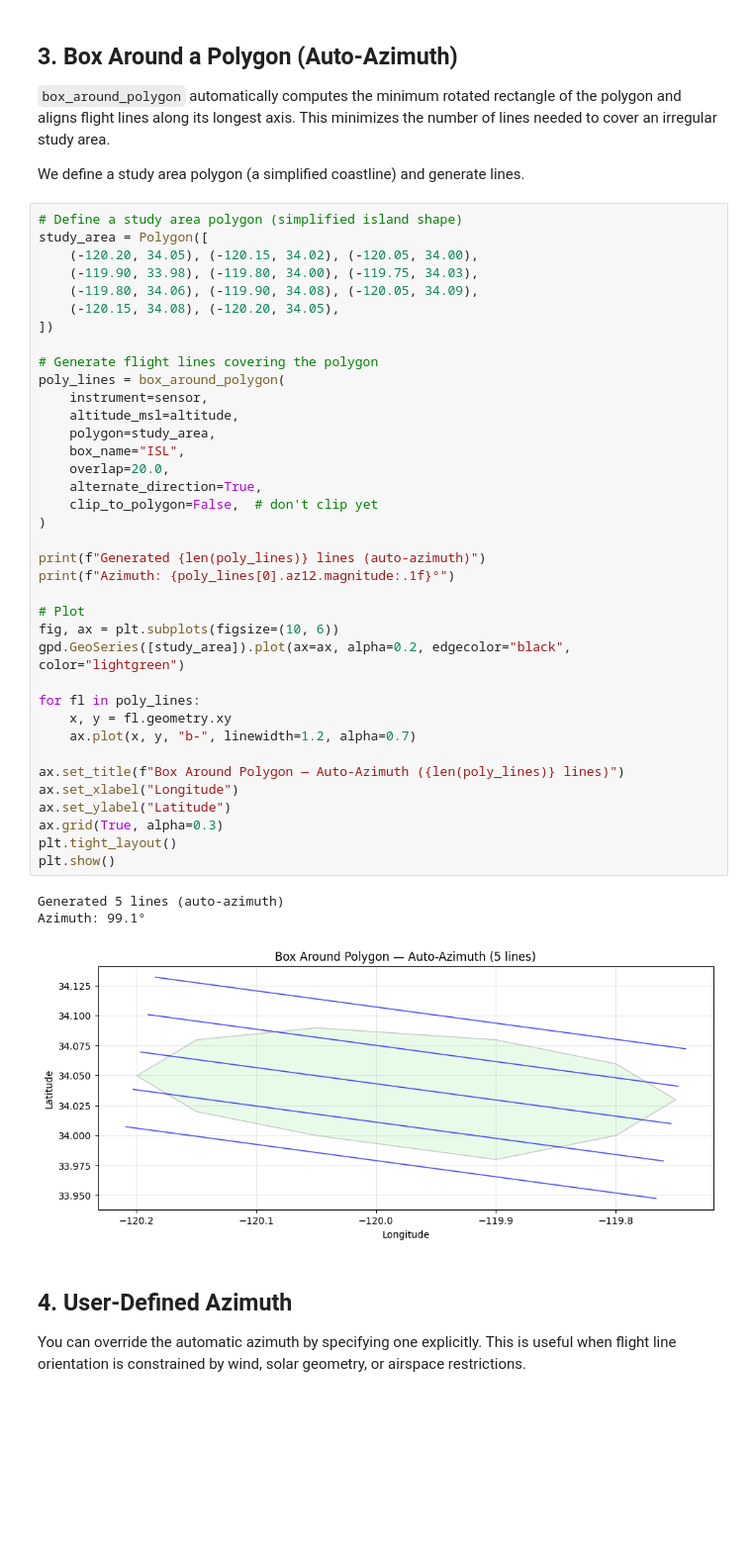
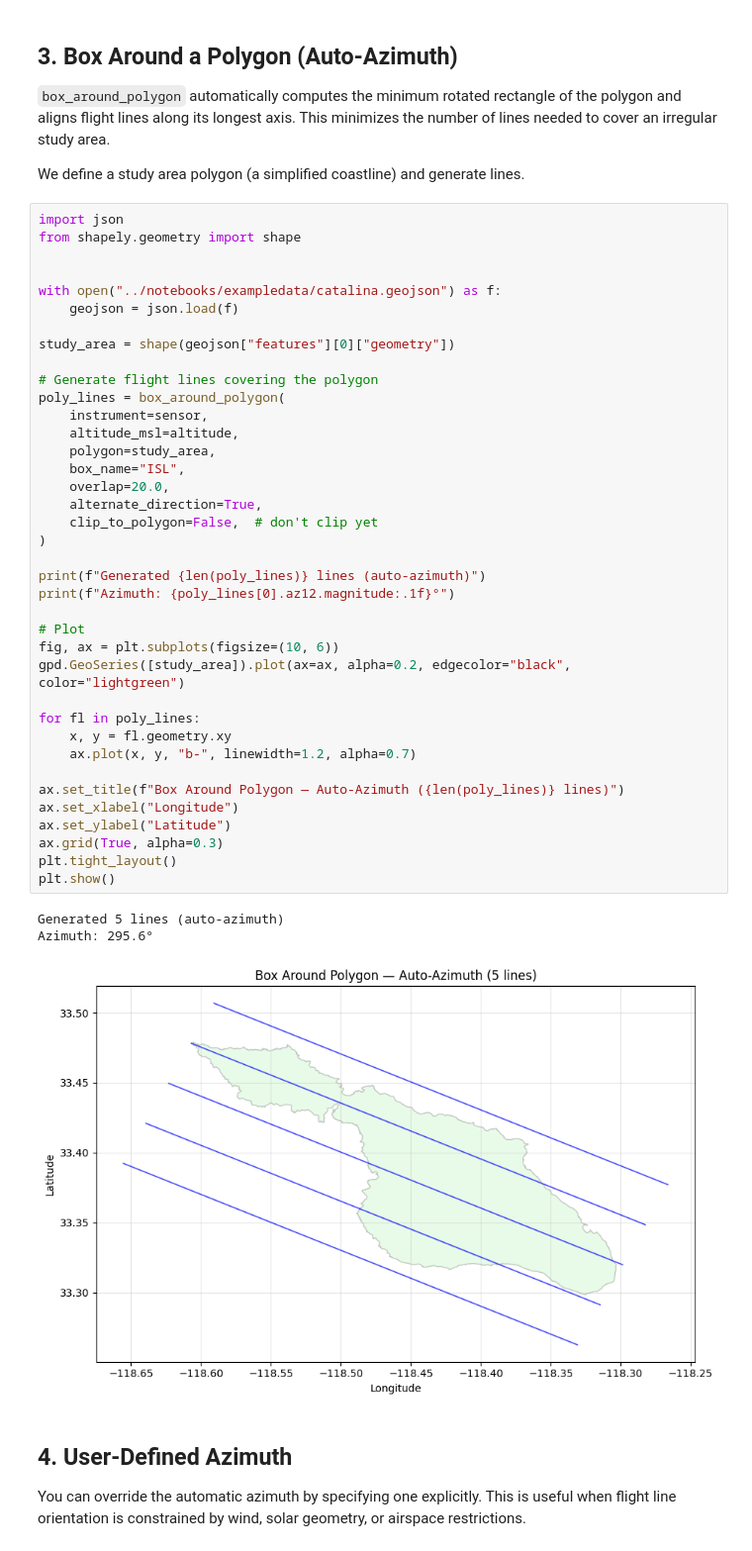
Before and after one commit to ryanpavlick/hyplan, a Jupyter notebook: notebooks/flight_box_generation.ipynb, the cells around one changed output. Shown at 99% size. Drawn from its saved outputs; the diff is of its cells as text; blank space fills up the shorter version.

```diff
--- a/notebooks/flight_box_generation.ipynb
+++ b/notebooks/flight_box_generation.ipynb
@@ -149,46 +149,47 @@ minimizes the number of lines needed to cover an irregular study area.
 
 We define a study area polygon (a simplified coastline) and generate lines.
 # %%
-# Define a study area polygon (simplified island shape)
-study_area = Polygon([
-    (-120.20, 34.05), (-120.15, 34.02), (-120.05, 34.00),
-    (-119.90, 33.98), (-119.80, 34.00), (-119.75, 34.03),
-    (-119.80, 34.06), (-119.90, 34.08), (-120.05, 34.09),
-    (-120.15, 34.08), (-120.20, 34.05),
-])
+import json
+from shapely.geometry import shape
+
+
+with open("../notebooks/exampledata/catalina.geojson") as f:
+    geojson = json.load(f)
+
+study_area = shape(geojson["features"][0]["geometry"])
 
 # Generate flight lines covering the polygon
 poly_lines = box_around_polygon(
     instrument=sensor,
     altitude_msl=altitude,
     polygon=study_area,
     box_name="ISL",
     overlap=20.0,
     alternate_direction=True,
     clip_to_polygon=False,  # don't clip yet
 )
 
 print(f"Generated {len(poly_lines)} lines (auto-azimuth)")
 print(f"Azimuth: {poly_lines[0].az12.magnitude:.1f}°")
 
 # Plot
 fig, ax = plt.subplots(figsize=(10, 6))
 gpd.GeoSeries([study_area]).plot(ax=ax, alpha=0.2, edgecolor="black", color="lightgreen")
 
 for fl in poly_lines:
     x, y = fl.geometry.xy
     ax.plot(x, y, "b-", linewidth=1.2, alpha=0.7)
 
 ax.set_title(f"Box Around Polygon — Auto-Azimuth ({len(poly_lines)} lines)")
 ax.set_xlabel("Longitude")
 ax.set_ylabel("Latitude")
 ax.grid(True, alpha=0.3)
 plt.tight_layout()
 plt.show()
 # %% [output]
 Generated 5 lines (auto-azimuth)
-Azimuth: 99.1°
+Azimuth: 295.6°
-[figure, old version]
+[figure, new version]
 # %% [markdown]
 ## 4. User-Defined Azimuth
 
```
Also changed, not shown: parts of 4 cells of this notebook, 3 other files.
